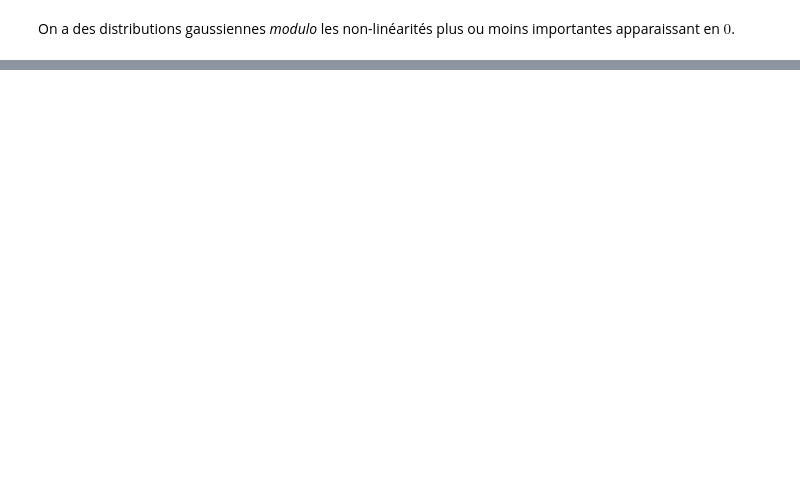
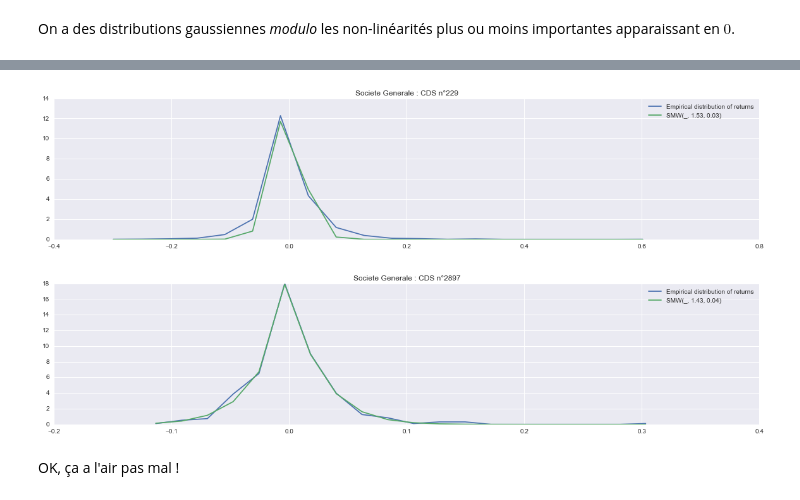
Before and after one commit to m-legrand/risque2016, a Jupyter notebook: code/main.ipynb, the cells around one changed output, grey strips where cells are left out. Drawn from its saved outputs; the diff is of its cells as text; code cells hidden in the pictures; blank space fills up the shorter version.

Commit message:
Paramétrisation par une loi de Weibull

```diff
--- a/code/main.ipynb
+++ b/code/main.ipynb
@@ -82,7 +82,7 @@ for _name in _names:
 # %% [output]
 [figure]
 # %%
-_names = ['Societe Generale', 'Barclays']
+_names = ['Barclays', 'Societe Generale']
 for _name in _names:
     _n = len(dc_map[_name])
     fig, axes = plt.subplots(nrows=_n, ncols=1, figsize=(20, 4*_n), sharex=True)
@@ -155,11 +155,10 @@ for _name in _names:
 # %% [output]
 [figure]
 # %%
-_names = ['Societe Generale', 'Barclays']
+_names = ['Barclays', 'Societe Generale']
 for _name in _names:
     _n = len(dc_map[_name])
     fig, axes = plt.subplots(nrows=_n, ncols=1, figsize=(20, 4*_n), sharex=True)
-    plt.subplots_adjust(top=0.9)
     for _i, _id in enumerate(dc_map[_name]):
         try:
             ax = axes[_i]
@@ -179,0 +191,29 @@ On a des distributions gaussiennes _modulo_ les non-linéarités plus ou moins i
+# %%
+def smw_pde_scalar(x, c, chi):
+    """Symmetric Modified Weibull PDE (Scalar)"""
+    res = c/(2*sqrt(pi)*chi**(c/2))*abs(x)**(c/2-1)*exp(-(abs(x)/chi)**c)
+    return res
+
+def smw_pde(x, c, chi):
+    """Symmetric Modified Weibull PDE (Vector)"""
+    return np.vectorize(lambda t: smw_pde_scalar(t, c, chi))(x)
+# %%
+_name = 'Societe Generale'
+for _id in dc_map[_name]:
+    df = dc_returns[_id]
+    df.replace([np.inf, -np.inf], np.nan)
+    df = df[df == df]
+    ydata, x = np.histogram(df.values, bins=20, normed=True)
+    xdata = (x[:-1] + x[1:])/2
+    (c, chi), _ = curve_fit(smw_pde, xdata, ydata)
+    fig, ax = plt.subplots(figsize=(20, 4))
+    ax.set_title(u'{} : CDS n°{}'.format(_name, _id))
+    ax.plot(xdata, ydata, label='Empirical distribution of returns')
+    ax.plot(xdata, smw_pde(xdata, c, chi), label='SMW(_, {:.2f}, {:.2f})'.format(c, chi))
+    plt.legend()
+    plt.show()
+# %% [output]
+[figure, added]
+[figure, added]
+# %% [markdown]
+OK, ça a l'air pas mal !
```
Also changed, not shown: parts of 8 cells of this notebook.
